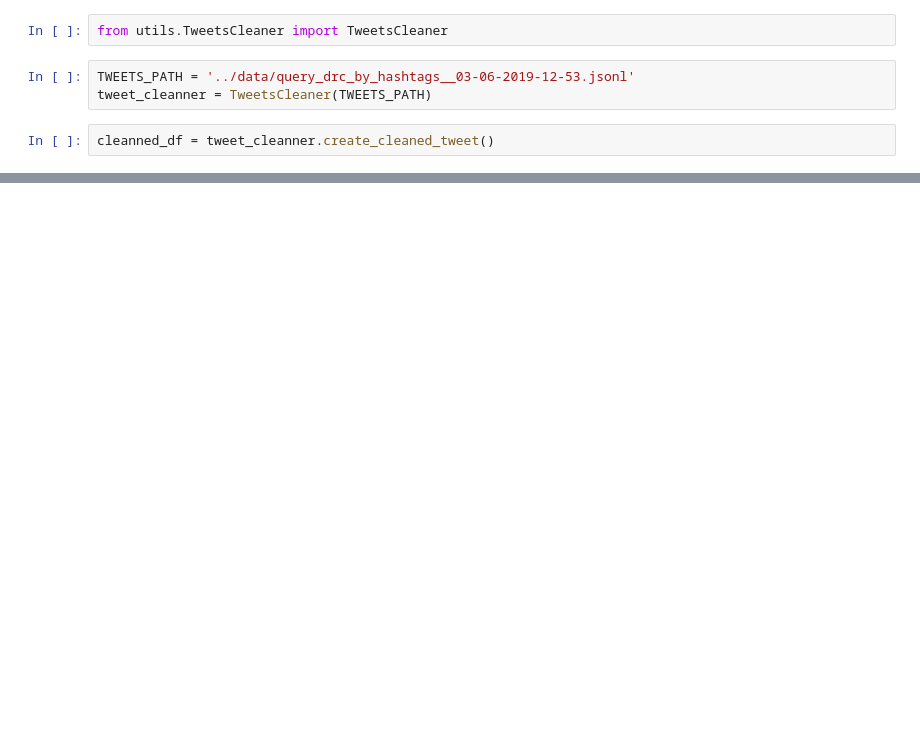
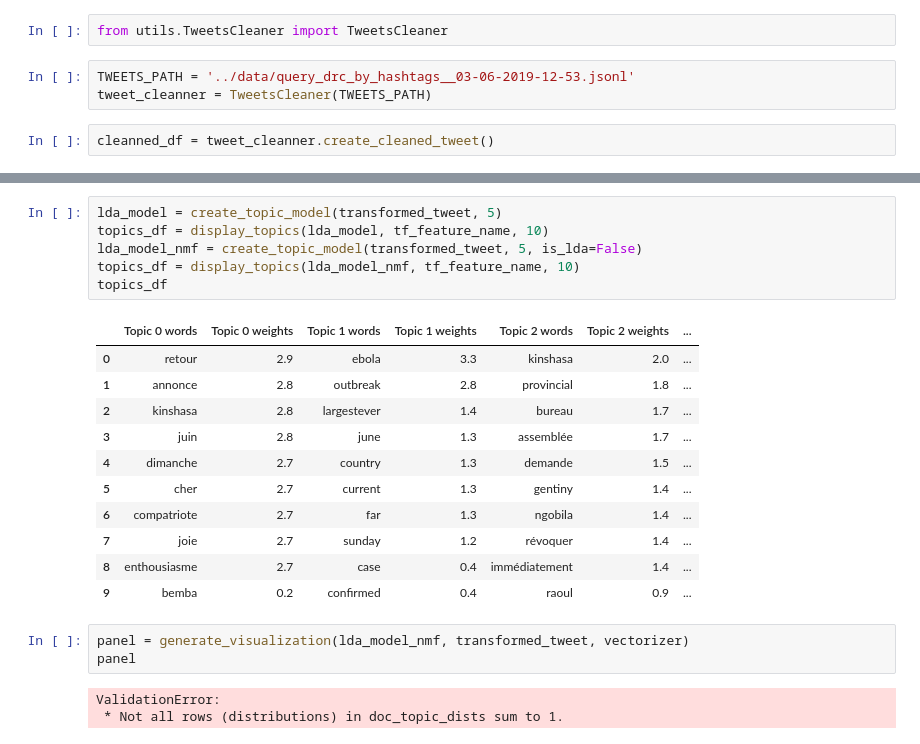
Before and after one commit to espoirMur/balobi_nini, a Jupyter notebook: notebooks/Untitled1.ipynb, the cells around one changed output, grey strips where cells are left out. Drawn from its saved outputs; the diff is of its cells as text; blank space fills up the shorter version.

```diff
--- a/notebooks/Untitled1.ipynb
+++ b/notebooks/Untitled1.ipynb
@@ -34,0 +66,24 @@ cleanned_df
+# %%
+lda_model = create_topic_model(transformed_tweet, 5)
+topics_df = display_topics(lda_model, tf_feature_name, 10)
+lda_model_nmf = create_topic_model(transformed_tweet, 5, is_lda=False)
+topics_df = display_topics(lda_model_nmf, tf_feature_name, 10)
+topics_df
+# %% [output]
+|  | Topic 0 words | Topic 0 weights | Topic 1 words | Topic 1 weights | Topic 2 words | Topic 2 weights | ... |
+| 0 | retour | 2.9 | ebola | 3.3 | kinshasa | 2.0 | ... |
+| 1 | annonce | 2.8 | outbreak | 2.8 | provincial | 1.8 | ... |
+| 2 | kinshasa | 2.8 | largestever | 1.4 | bureau | 1.7 | ... |
+| 3 | juin | 2.8 | june | 1.3 | assemblée | 1.7 | ... |
+| 4 | dimanche | 2.7 | country | 1.3 | demande | 1.5 | ... |
+| 5 | cher | 2.7 | current | 1.3 | gentiny | 1.4 | ... |
+| 6 | compatriote | 2.7 | far | 1.3 | ngobila | 1.4 | ... |
+| 7 | joie | 2.7 | sunday | 1.2 | révoquer | 1.4 | ... |
+| 8 | enthousiasme | 2.7 | case | 0.4 | immédiatement | 1.4 | ... |
+| 9 | bemba | 0.2 | confirmed | 0.4 | raoul | 0.9 | ... |
+# %%
+panel = generate_visualization(lda_model_nmf, transformed_tweet, vectorizer)
+panel
+# %% [output]
+ValidationError:
+ * Not all rows (distributions) in doc_topic_dists sum to 1.
```
Also changed, not shown: parts of 8 cells of this notebook, 6 other files.
